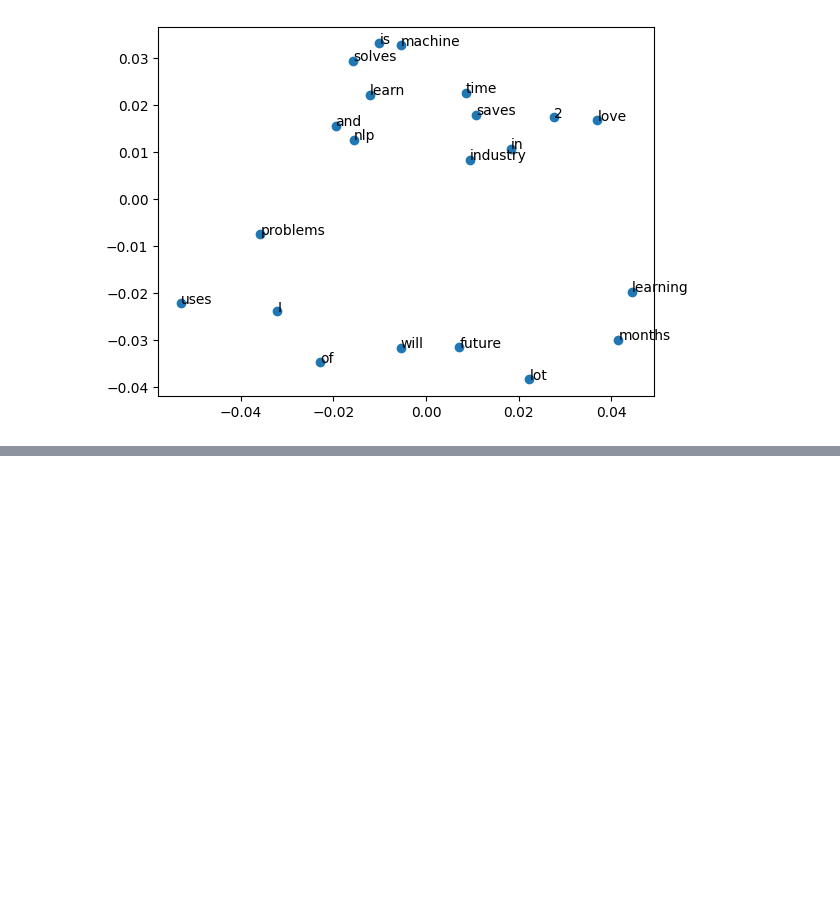
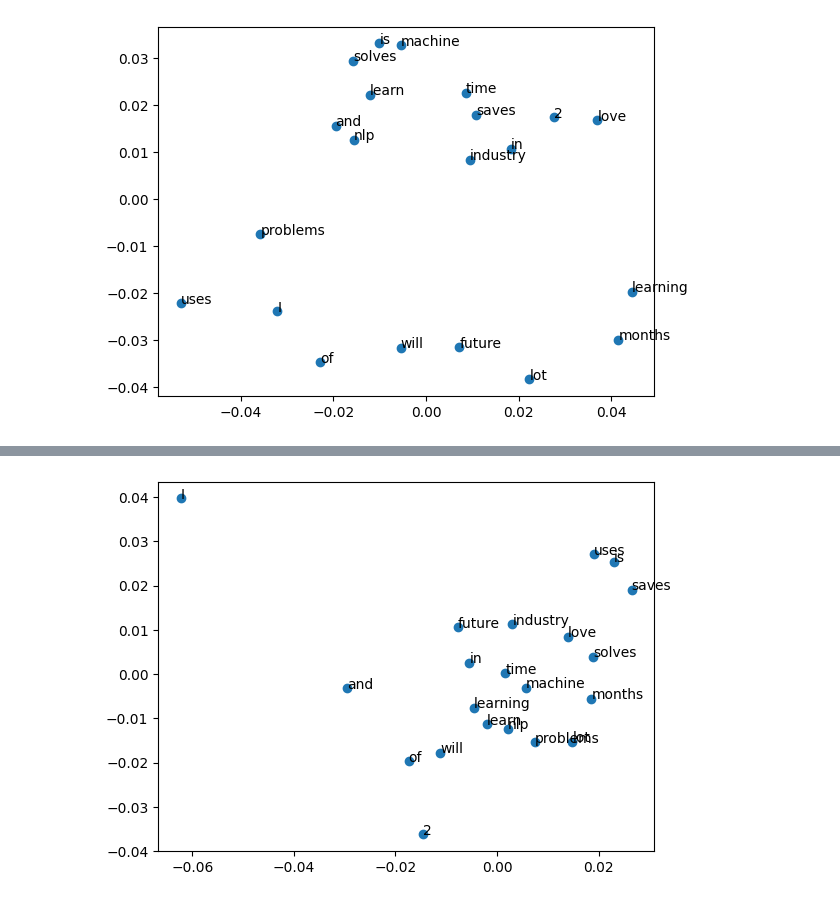
Before and after one commit to baaaRaathh/Natural-Language-Processing, a Jupyter notebook: WordEmbedding.ipynb, the cells around one changed output, grey strips where cells are left out. Cells and saved outputs as stored; diff of their text form; code cells hidden in the pictures; blank space fills up the shorter version.

```diff
--- a/WordEmbedding.ipynb
+++ b/WordEmbedding.ipynb
@@ -134,0 +141,2 @@ Word2Vec<vocab=21, vector_size=50, alpha=0.025>
+# %%
+fast = FastText(sentences,vector_size=20, window=1, min_count=1,workers=5, min_n=1, max_n=2 )
@@ -134,0 +159,12 @@ Word2Vec<vocab=21, vector_size=50, alpha=0.025>
+# %%
+x = [fast.wv[word] for word in fast.wv.index_to_key]
+pca=PCA(n_components=2)
+result = pca.fit_transform(x)
+# %%
+pyplot.scatter(result[:,0],result[:,1])
+words  = list(fast.wv.index_to_key)
+for i, word in enumerate(words):
+  pyplot.annotate(word, xy=(result[i, 0], result[i,1]))
+pyplot.show()
+# %% [output]
+[figure, added]
```
Also changed, not shown: parts of 3 cells of this notebook.
